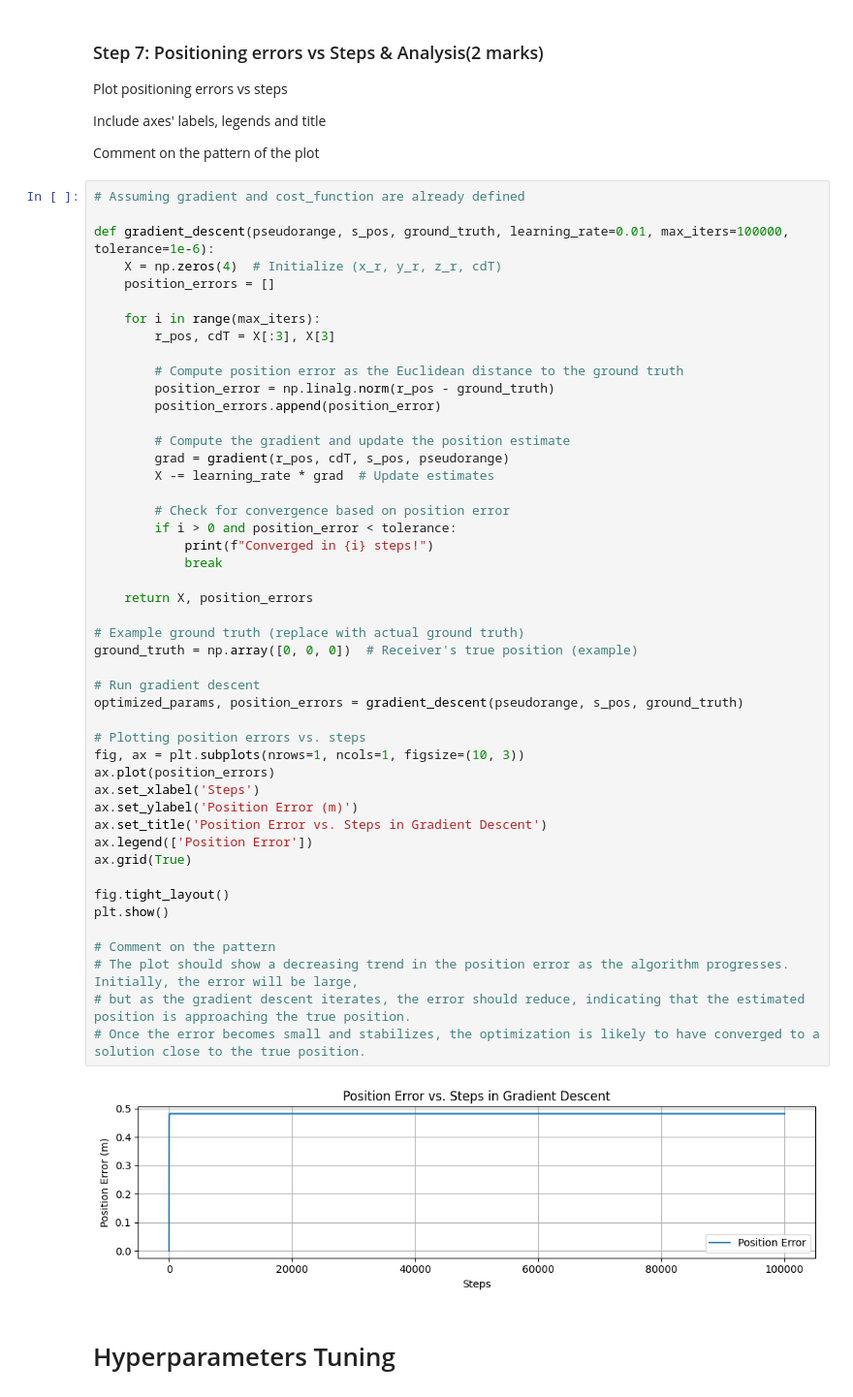
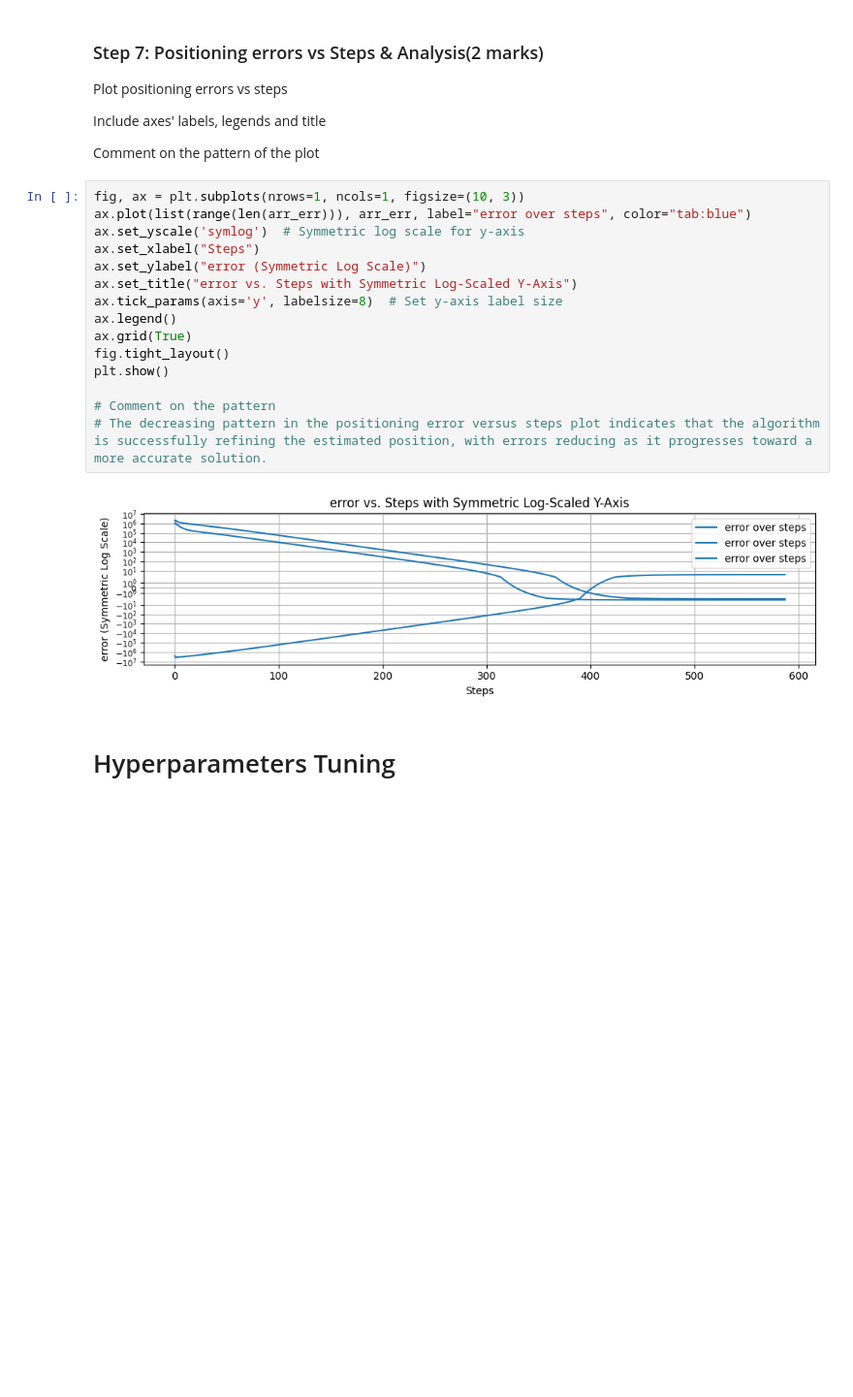
Before and after one commit to mahweerkumar/engg680_2024_fall, a Jupyter notebook: Lab_Assignment3/Assignment3 (1).ipynb, the cells around one changed output. Shown at 97% size. Cells and saved outputs as stored; diff of their text form; blank space fills up the shorter version.

Commit message:
I have completed part 1

```diff
--- a/Lab_Assignment3/Assignment3 (1).ipynb
+++ b/Lab_Assignment3/Assignment3 (1).ipynb
@@ -524,55 +271,23 @@ Plot positioning errors vs steps
 Include axes' labels, legends and title
 
 Comment on the pattern of the plot
-# %%
-# Assuming gradient and cost_function are already defined
-
-def gradient_descent(pseudorange, s_pos, ground_truth, learning_rate=0.01, max_iters=100000, tolerance=1e-6):
-    X = np.zeros(4)  # Initialize (x_r, y_r, z_r, cdT)
-    position_errors = []
-
-    for i in range(max_iters):
-        r_pos, cdT = X[:3], X[3]
-
-        # Compute position error as the Euclidean distance to the ground truth
-        position_error = np.linalg.norm(r_pos - ground_truth)
-        position_errors.append(position_error)
-
-        # Compute the gradient and update the position estimate
-        grad = gradient(r_pos, cdT, s_pos, pseudorange)
-        X -= learning_rate * grad  # Update estimates
-
-        # Check for convergence based on position error
-        if i > 0 and position_error < tolerance:
-            print(f"Converged in {i} steps!")
-            break
-
-    return X, position_errors
-
-# Example ground truth (replace with actual ground truth)
-ground_truth = np.array([0, 0, 0])  # Receiver's true position (example)
-
-# Run gradient descent
-optimized_params, position_errors = gradient_descent(pseudorange, s_pos, ground_truth)
-
-# Plotting position errors vs. steps
-fig, ax = plt.subplots(nrows=1, ncols=1, figsize=(10, 3))
-ax.plot(position_errors)
-ax.set_xlabel('Steps')
-ax.set_ylabel('Position Error (m)')
-ax.set_title('Position Error vs. Steps in Gradient Descent')
-ax.legend(['Position Error'])
-ax.grid(True)
-
-fig.tight_layout()
-plt.show()
-
-# Comment on the pattern
-# The plot should show a decreasing trend in the position error as the algorithm progresses. Initially, the error will be large,
-# but as the gradient descent iterates, the error should reduce, indicating that the estimated position is approaching the true position.
-# Once the error becomes small and stabilizes, the optimization is likely to have converged to a solution close to the true position.
-# %% [output]
-[figure, removed]
+# %%
+fig, ax = plt.subplots(nrows=1, ncols=1, figsize=(10, 3))
+ax.plot(list(range(len(arr_err))), arr_err, label="error over steps", color="tab:blue")
+ax.set_yscale('symlog')  # Symmetric log scale for y-axis
+ax.set_xlabel("Steps")
+ax.set_ylabel("error (Symmetric Log Scale)")
+ax.set_title("error vs. Steps with Symmetric Log-Scaled Y-Axis")
+ax.tick_params(axis='y', labelsize=8)  # Set y-axis label size
+ax.legend()
+ax.grid(True)
+fig.tight_layout()
+plt.show()
+
+# Comment on the pattern
+# The decreasing pattern in the positioning error versus steps plot indicates that the algorithm is successfully refining the estimated position, with errors reducing as it progresses toward a more accurate solution.
+# %% [output]
+[figure, added]
 # %% [markdown]
 # Hyperparameters Tuning
 # %% [markdown]
```
Also changed, not shown: parts of 21 cells of this notebook.
